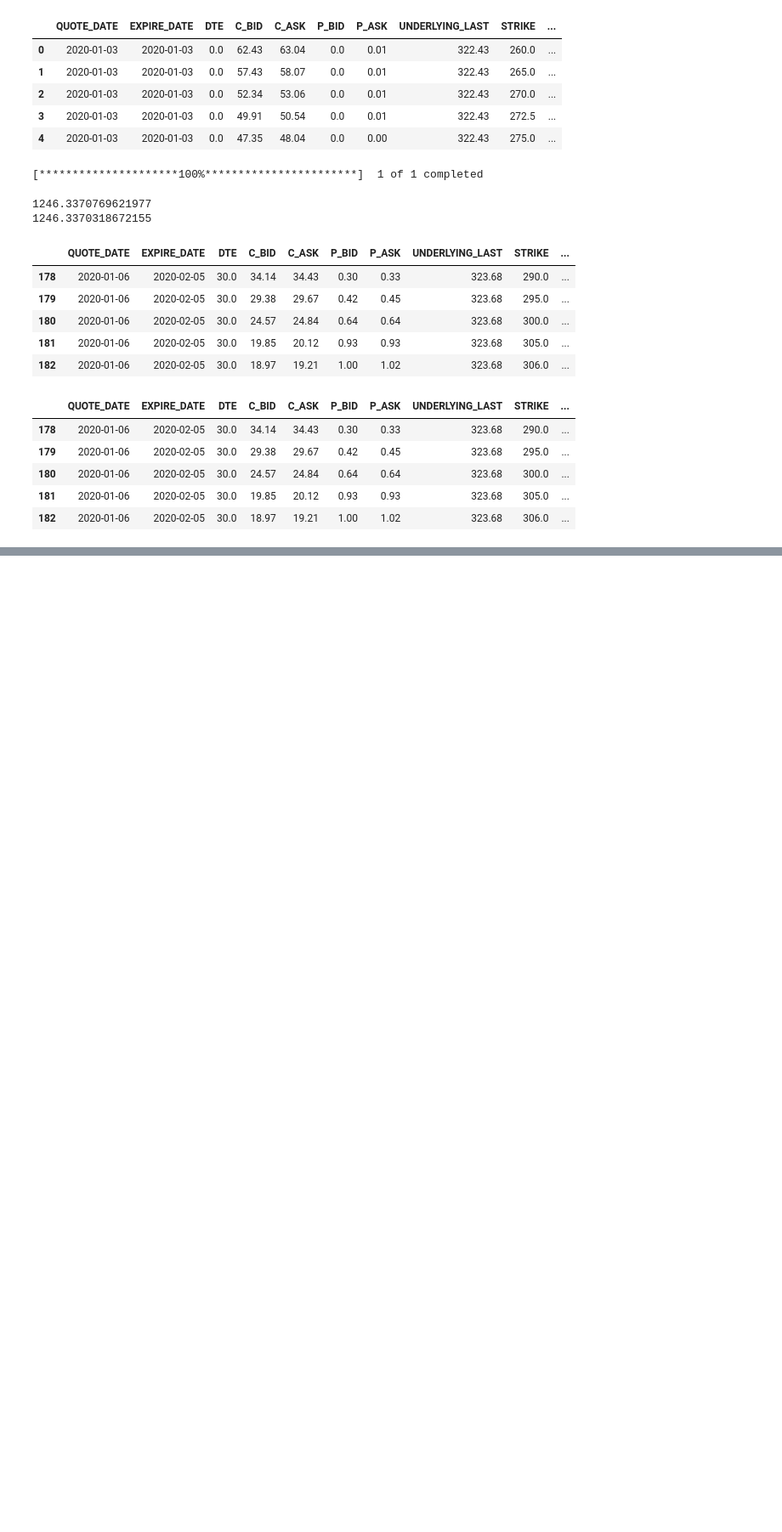
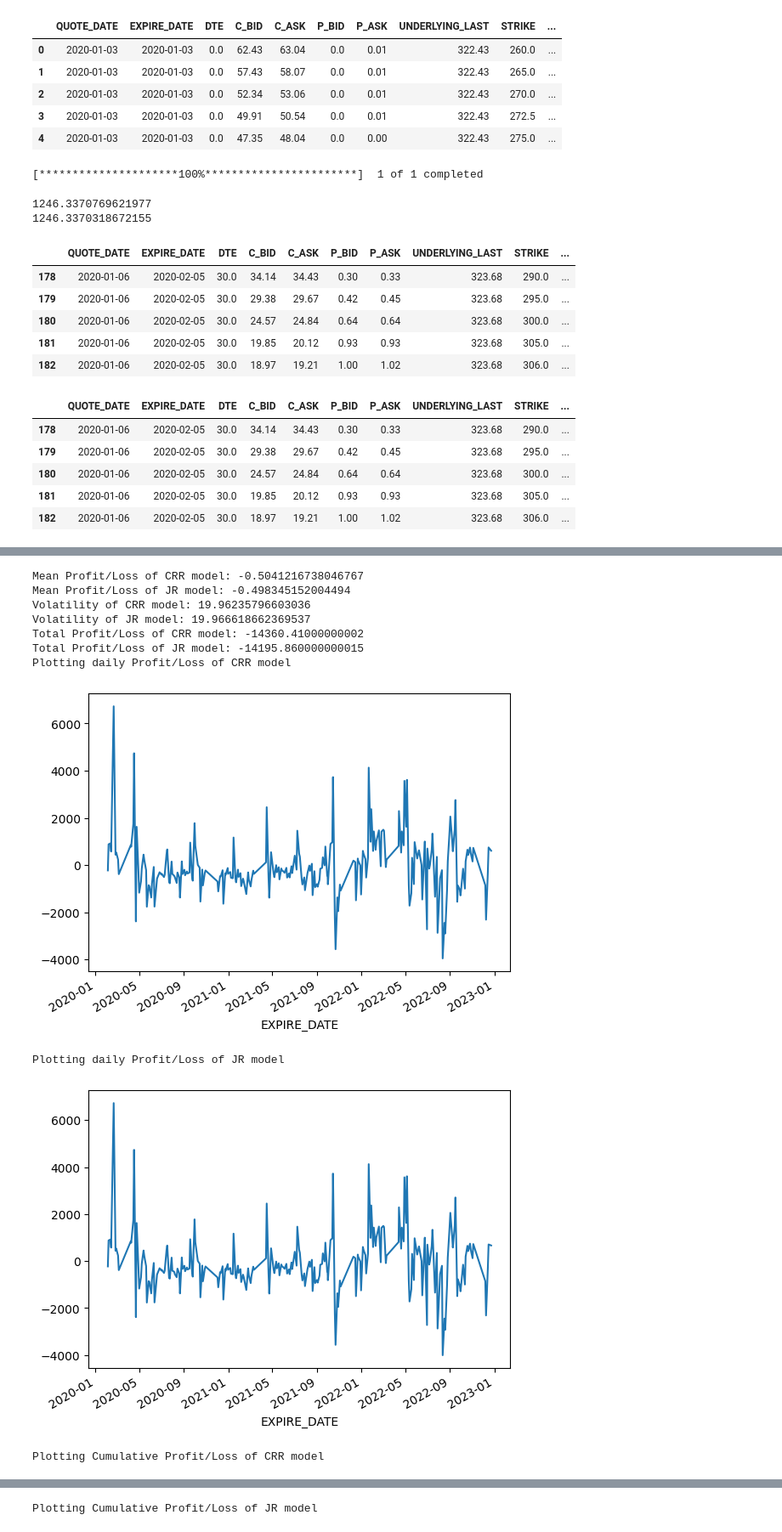
Before and after one commit to juanjaho/QF101-SPY-SPX-Option-Pricing, a Jupyter notebook: Analytics/main_spy.ipynb, the cells around one changed output, grey strips where cells are left out. Shown at 85% size. Saved outputs shown, nothing was run; the diff lists cells and outputs as text; code cells hidden in the pictures; blank space fills up the shorter version.

```diff
--- a/Analytics/main_spy.ipynb
+++ b/Analytics/main_spy.ipynb
@@ -336,0 +334,22 @@ df_eval[np.abs(df_eval['binomial_model_error']).max()==np.abs(df_eval['binomial_
+# %%
+df_binomial_model_crr = df_input[['binomial_model_crr_call', 'binomial_model_crr_put', 'DTE','STRIKE','C_PRICE','P_PRICE','EXPIRE_DATE','UNDERLYING_PRICE_EXPIRE']]
+df_binomial_model_crr = df_binomial_model_crr.rename(columns={'binomial_model_crr_call':'call', 'binomial_model_crr_put':'put'})
+
+df_binomial_model_jr = df_input[['binomial_model_jr_call', 'binomial_model_jr_put', 'DTE','STRIKE','C_PRICE','P_PRICE','EXPIRE_DATE','UNDERLYING_PRICE_EXPIRE']]
+df_binomial_model_jr = df_binomial_model_jr.rename(columns={'binomial_model_jr_call':'call', 'binomial_model_jr_put':'put'})
+# %%
+df_binomial_model_crr['long_call'] = np.where(df_binomial_model_crr['call'] > df_binomial_model_crr['C_PRICE'], 1, -1)
+df_binomial_model_crr['long_put'] = np.where(df_binomial_model_crr['put'] > df_binomial_model_crr['P_PRICE'], 1, -1)
+df_binomial_model_crr['PROFIT_LOSS_ON_PURCHASE'] = -1*(df_binomial_model_crr['long_call']*df_binomial_model_crr['C_PRICE'] + df_binomial_model_crr['long_put']*df_binomial_model_crr['P_PRICE'])
+
+df_binomial_model_jr['long_call'] = np.where(df_binomial_model_jr['call'] > df_binomial_model_jr['C_PRICE'], 1, -1)
+df_binomial_model_jr['long_put'] = np.where(df_binomial_model_jr['put'] > df_binomial_model_jr['P_PRICE'], 1, -1)
+df_binomial_model_jr['PROFIT_LOSS_ON_PURCHASE'] = -1*(df_binomial_model_jr['long_call']*df_binomial_model_jr['C_PRICE'] + df_binomial_model_jr['long_put']*df_binomial_model_jr['P_PRICE'])
+# %%
+df_binomial_model_crr['PROFIT_LOSS_ON_SALE'] = (df_binomial_model_crr['long_call']*np.maximum(df_binomial_model_crr['UNDERLYING_PRICE_EXPIRE'] - df_binomial_model_crr['STRIKE'], 0) +
+                                        df_binomial_model_crr['long_put']*np.maximum(df_binomial_model_crr['STRIKE'] - df_binomial_model_crr['UNDERLYING_PRICE_EXPIRE'], 0))
+df_binomial_model_crr['PROFIT_LOSS'] = df_binomial_model_crr['PROFIT_LOSS_ON_SALE'] + df_binomial_model_crr['PROFIT_LOSS_ON_PURCHASE']
+
+df_binomial_model_jr['PROFIT_LOSS_ON_SALE'] = (df_binomial_model_jr['long_call']*np.maximum(df_binomial_model_jr['UNDERLYING_PRICE_EXPIRE'] - df_binomial_model_jr['STRIKE'], 0) +
+                                        df_binomial_model_jr['long_put']*np.maximum(df_binomial_model_jr['STRIKE'] - df_binomial_model_jr['UNDERLYING_PRICE_EXPIRE'], 0))
+df_binomial_model_jr['PROFIT_LOSS'] = df_binomial_model_jr['PROFIT_LOSS_ON_SALE'] + df_binomial_model_jr['PROFIT_LOSS_ON_PURCHASE']
@@ -336,0 +366,35 @@ df_eval[np.abs(df_eval['binomial_model_error']).max()==np.abs(df_eval['binomial_
+# %%
+print('Mean Profit/Loss of CRR model:',np.mean(df_binomial_model_crr['PROFIT_LOSS']))
+print('Mean Profit/Loss of JR model:',np.mean(df_binomial_model_jr['PROFIT_LOSS']))
+print('Volatility of CRR model:',np.std(df_binomial_model_crr['PROFIT_LOSS']))
+print('Volatility of JR model:',np.std(df_binomial_model_jr['PROFIT_LOSS']))
+print('Total Profit/Loss of CRR model:',np.sum(df_binomial_model_crr['PROFIT_LOSS']))
+print('Total Profit/Loss of JR model:',np.sum(df_binomial_model_jr['PROFIT_LOSS']))
+
+print('Plotting daily Profit/Loss of CRR model')
+df_binomial_model_crr.groupby('EXPIRE_DATE')['PROFIT_LOSS'].sum().plot()
+plt.show()
+
+print('Plotting daily Profit/Loss of JR model')
+df_binomial_model_jr.groupby('EXPIRE_DATE')['PROFIT_LOSS'].sum().plot()
+plt.show()
+
+print('Plotting Cumulative Profit/Loss of CRR model')
+df_binomial_model_crr.groupby('EXPIRE_DATE')['PROFIT_LOSS'].sum().cumsum().plot()
+plt.show()
+
+print('Plotting Cumulative Profit/Loss of JR model')
+df_binomial_model_jr.groupby('EXPIRE_DATE')['PROFIT_LOSS'].sum().cumsum().plot()
+plt.show()
+# %% [output]
+Mean Profit/Loss of CRR model: -0.5041216738046767
+Mean Profit/Loss of JR model: -0.498345152004494
+Volatility of CRR model: 19.96235796603036
+Volatility of JR model: 19.966618662369537
+Total Profit/Loss of CRR model: -14360.41000000002
+Total Profit/Loss of JR model: -14195.860000000015
+Plotting daily Profit/Loss of CRR model
+[figure, added]
+Plotting daily Profit/Loss of JR model
+[figure, added]
+Plotting Cumulative Profit/Loss of CRR model
@@ -336,0 +402 @@ df_eval[np.abs(df_eval['binomial_model_error']).max()==np.abs(df_eval['binomial_
+Plotting Cumulative Profit/Loss of JR model
```
Also changed, not shown: parts of 15 cells of this notebook, 2 other files.
